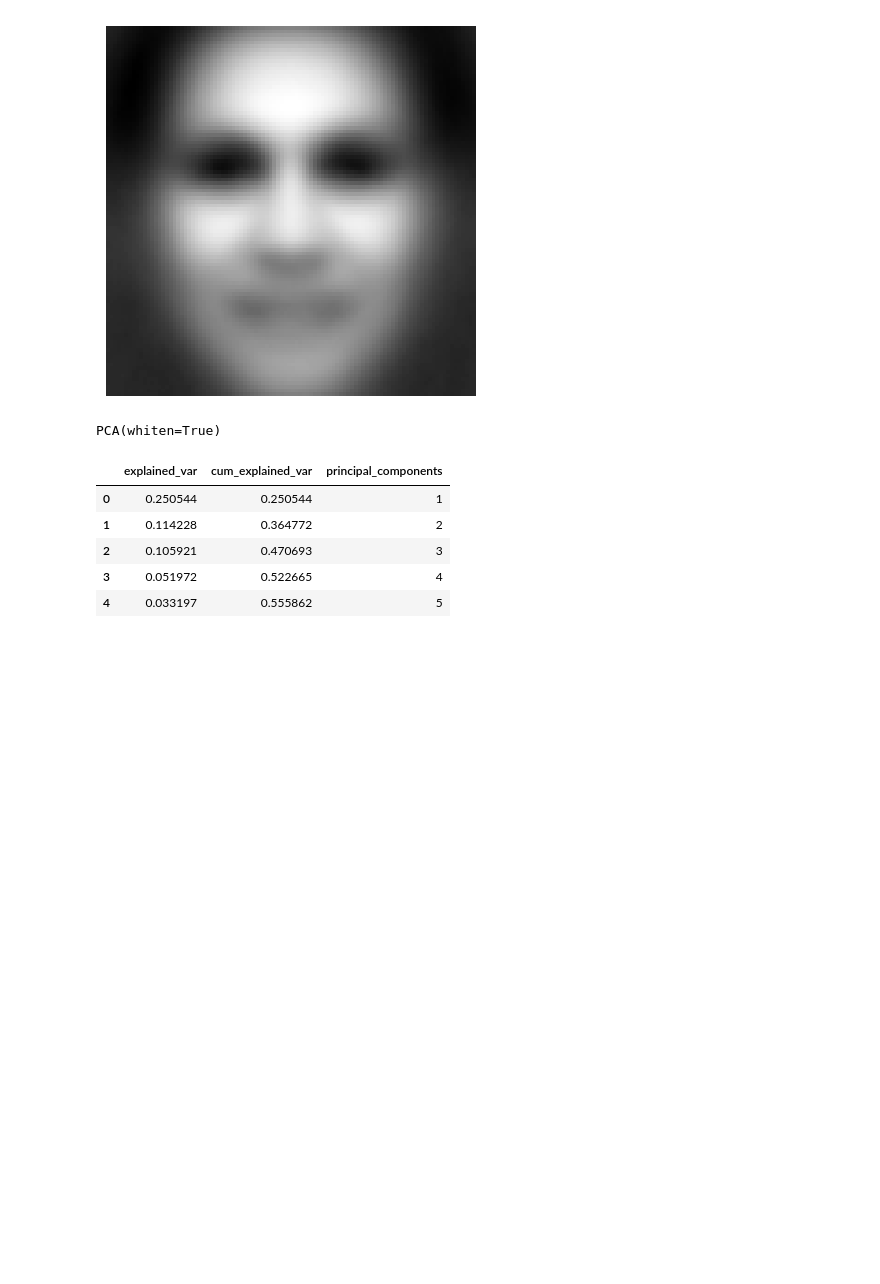
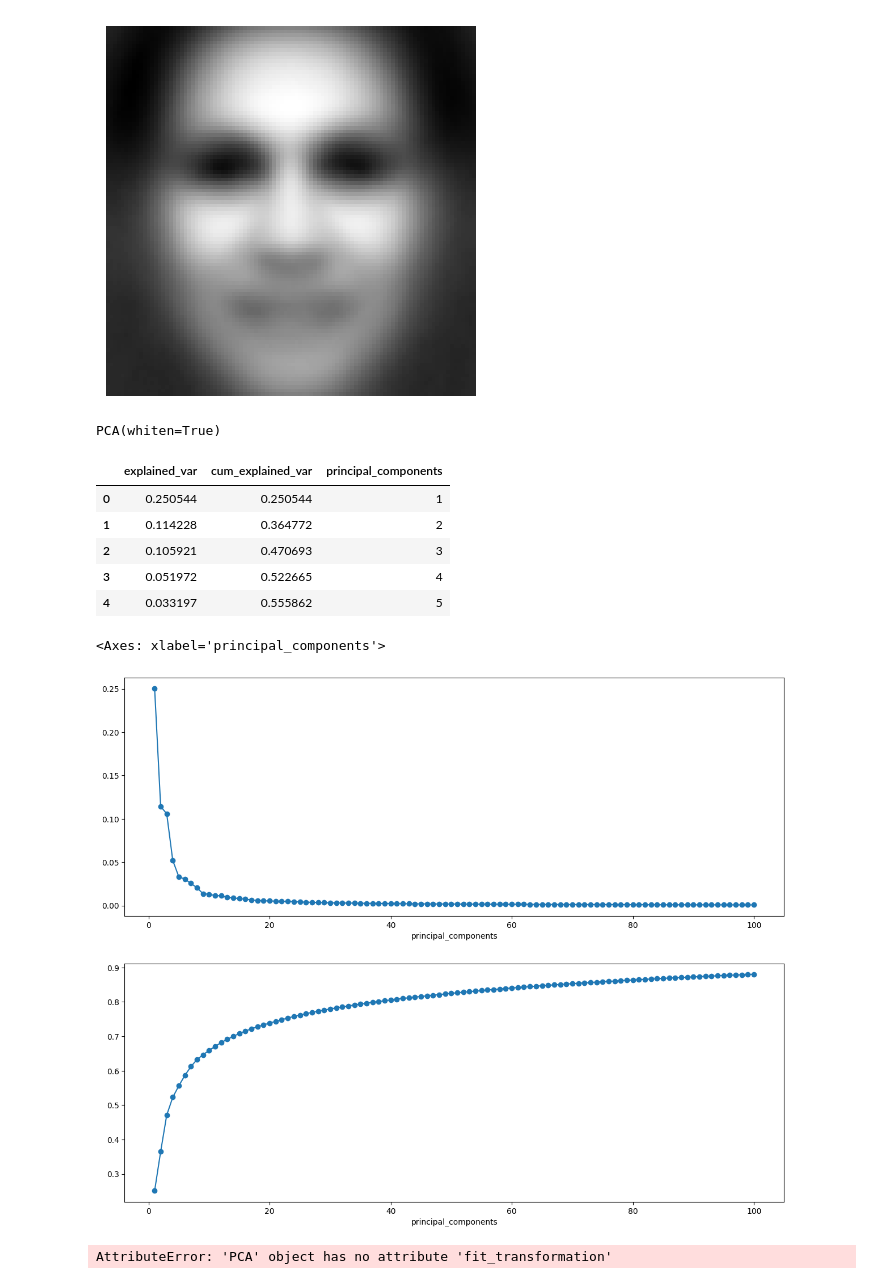
Before and after one commit to Willuv/Facial-Recognition-Program, a Jupyter notebook: 2_Train_FaceRecognition_with_ML/FRM_feature_extraction_eigen_face.ipynb, the cells around one changed output. Drawn from its saved outputs; the diff is of its cells as text; code cells hidden in the pictures; blank space fills up the shorter version.

Commit message:
determine the number of principal components needed for PCA

```diff
--- a/2_Train_FaceRecognition_with_ML/FRM_feature_extraction_eigen_face.ipynb
+++ b/2_Train_FaceRecognition_with_ML/FRM_feature_extraction_eigen_face.ipynb
@@ -84,3 +84,14 @@ exp_var_df.head()
 | 2 | 0.105921 | 0.470693 | 3 |
 | 3 | 0.051972 | 0.522665 | 4 |
 | 4 | 0.033197 | 0.555862 | 5 |
+# %%
+exp_var_df.set_index('principal_components',inplace=True)
+# %%
+# visualize explained variance
+fig, ax = plt.subplots(nrows=2,figsize=(15,12))
+
+exp_var_df['explained_var'].head(100).plot(kind='line',marker='o', ax =ax[0])
+exp_var_df['cum_explained_var'].head(100).plot(kind='line',marker='o', ax =ax[1])
+# %% [output]
+<Axes: xlabel='principal_components'>
+[figure, added]
@@ -86,0 +100,5 @@ exp_var_df.head()
+# %%
+pca_50 = PCA(n_components=50,whiten=True,svd_solver='auto')
+pca_data = pca_50.fit_transformation(x_t)
+# %% [output]
+AttributeError: 'PCA' object has no attribute 'fit_transformation'
```
Also changed, not shown: parts of 1 cell of this notebook.
